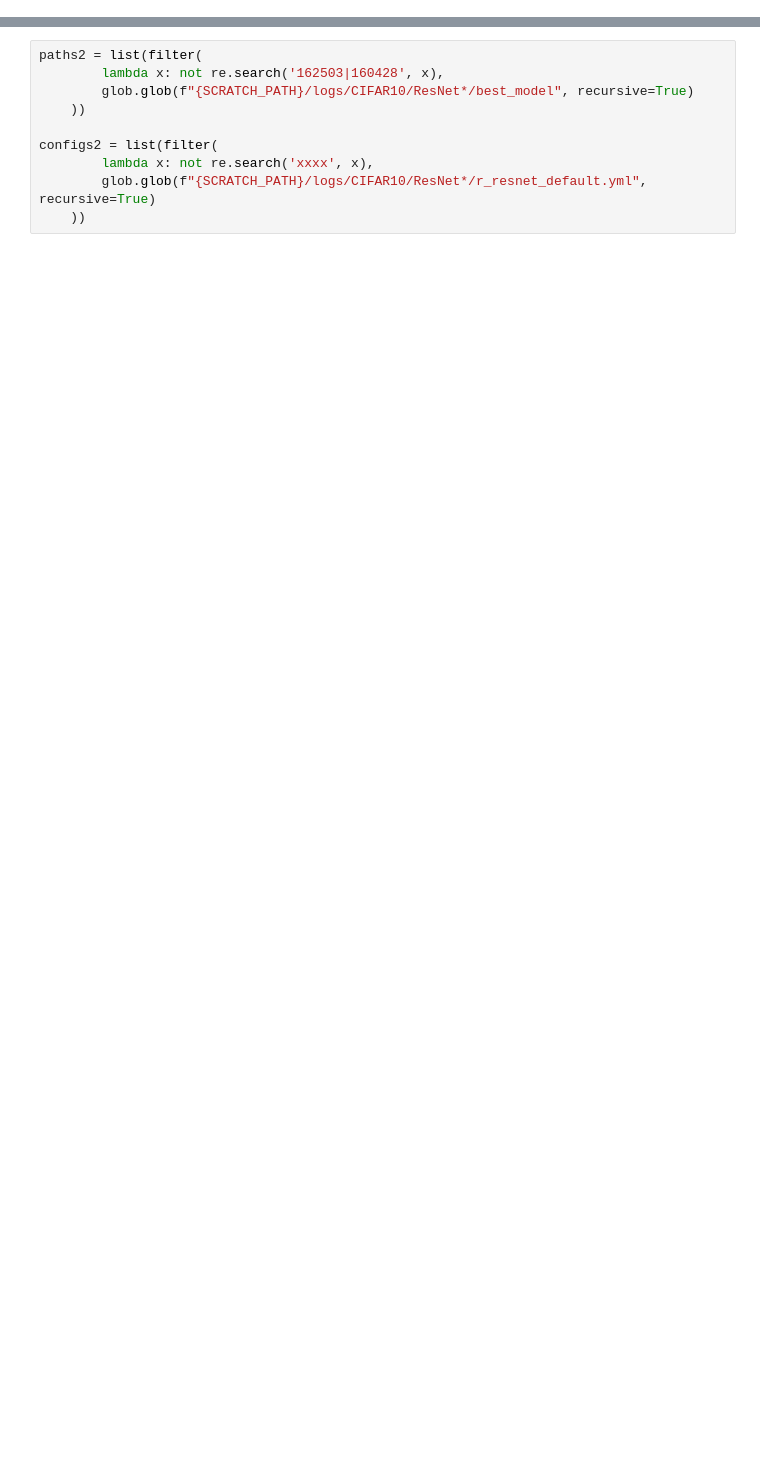
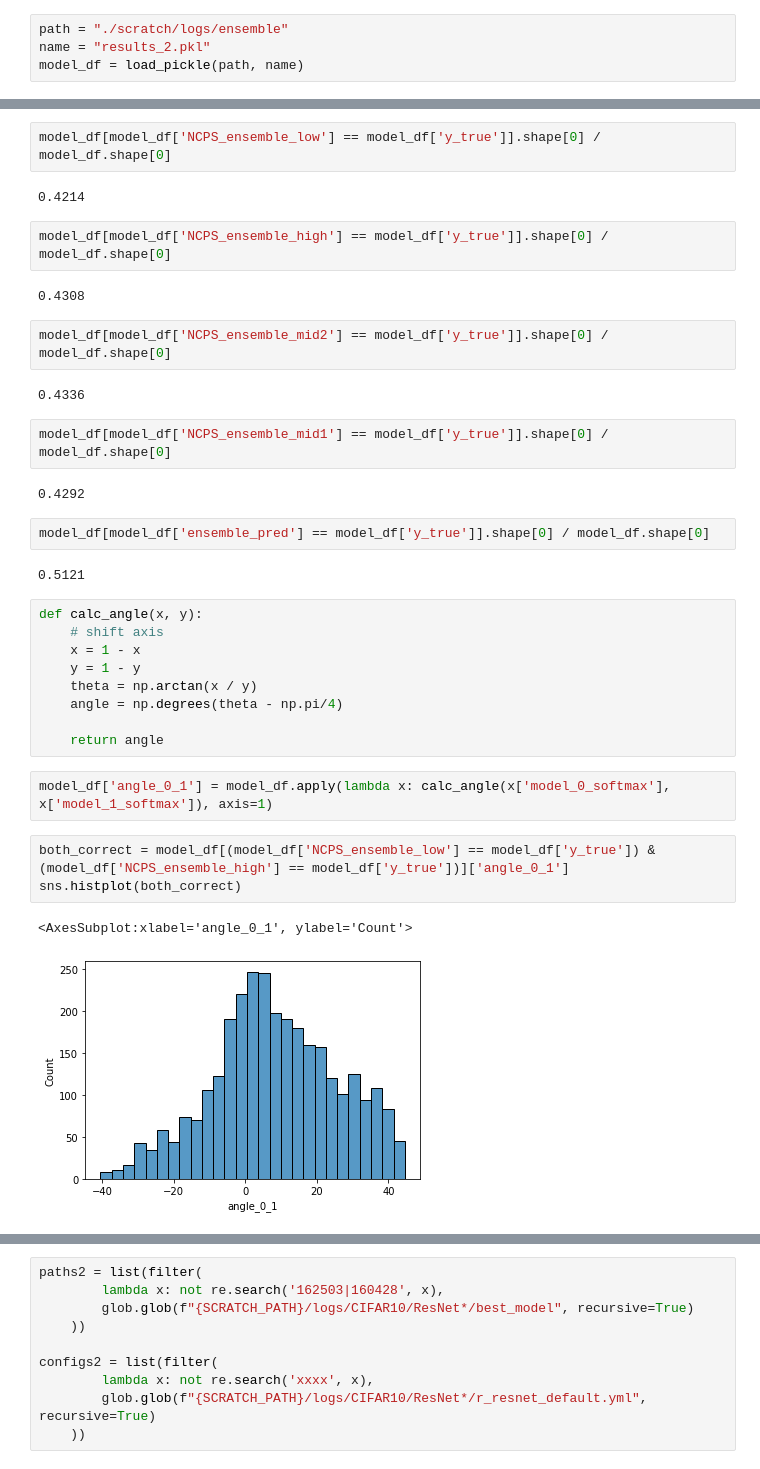
Before and after one commit to alec-flowers/dynamic_poly_nn, a Jupyter notebook: gpu_notebook.ipynb, the cells around one changed output, grey strips where cells are left out. Drawn from its saved outputs; the diff is of its cells as text; blank space fills up the shorter version.

Commit message:
[gpu_notebook][feat] ensemble network testing, saving data to pandas. Built to run on Scitas cluster.

```diff
--- a/gpu_notebook.ipynb
+++ b/gpu_notebook.ipynb
@@ -24,0 +160,4 @@ os.getcwd()
+# %%
+path = "./scratch/logs/ensemble"
+name = "results_2.pkl"
+model_df = load_pickle(path, name)
@@ -24,0 +173,37 @@ os.getcwd()
+# %%
+model_df[model_df['NCPS_ensemble_low'] == model_df['y_true']].shape[0] / model_df.shape[0]
+# %% [output]
+0.4214
+# %%
+model_df[model_df['NCPS_ensemble_high'] == model_df['y_true']].shape[0] / model_df.shape[0]
+# %% [output]
+0.4308
+# %%
+model_df[model_df['NCPS_ensemble_mid2'] == model_df['y_true']].shape[0] / model_df.shape[0]
+# %% [output]
+0.4336
+# %%
+model_df[model_df['NCPS_ensemble_mid1'] == model_df['y_true']].shape[0] / model_df.shape[0]
+# %% [output]
+0.4292
+# %%
+model_df[model_df['ensemble_pred'] == model_df['y_true']].shape[0] / model_df.shape[0]
+# %% [output]
+0.5121
+# %%
+def calc_angle(x, y):
+    # shift axis
+    x = 1 - x
+    y = 1 - y
+    theta = np.arctan(x / y)
+    angle = np.degrees(theta - np.pi/4)
+
+    return angle
+# %%
+model_df['angle_0_1'] = model_df.apply(lambda x: calc_angle(x['model_0_softmax'], x['model_1_softmax']), axis=1)
+# %%
+both_correct = model_df[(model_df['NCPS_ensemble_low'] == model_df['y_true']) & (model_df['NCPS_ensemble_high'] == model_df['y_true'])]['angle_0_1']
+sns.histplot(both_correct)
+# %% [output]
+<AxesSubplot:xlabel='angle_0_1', ylabel='Count'>
+[figure, added]
```
Also changed, not shown: parts of 33 cells of this notebook.
